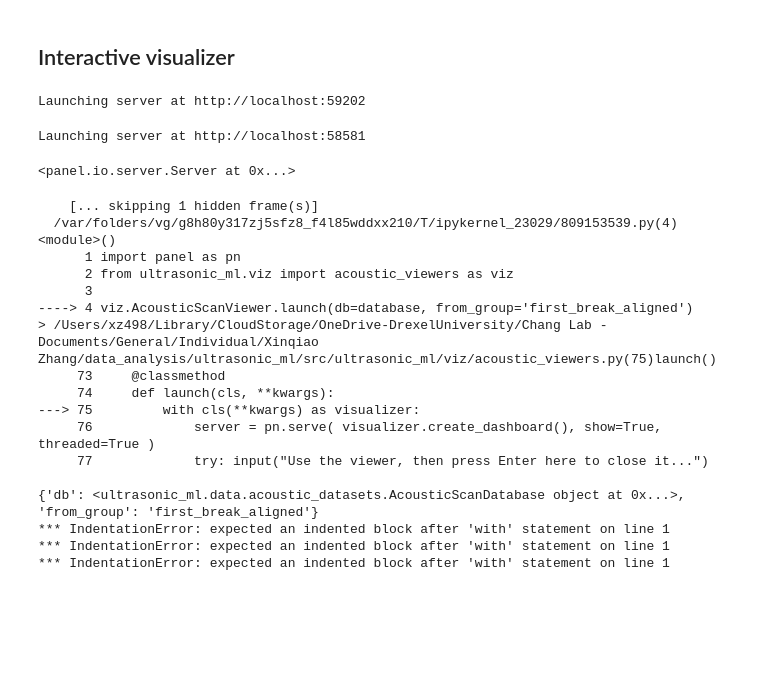
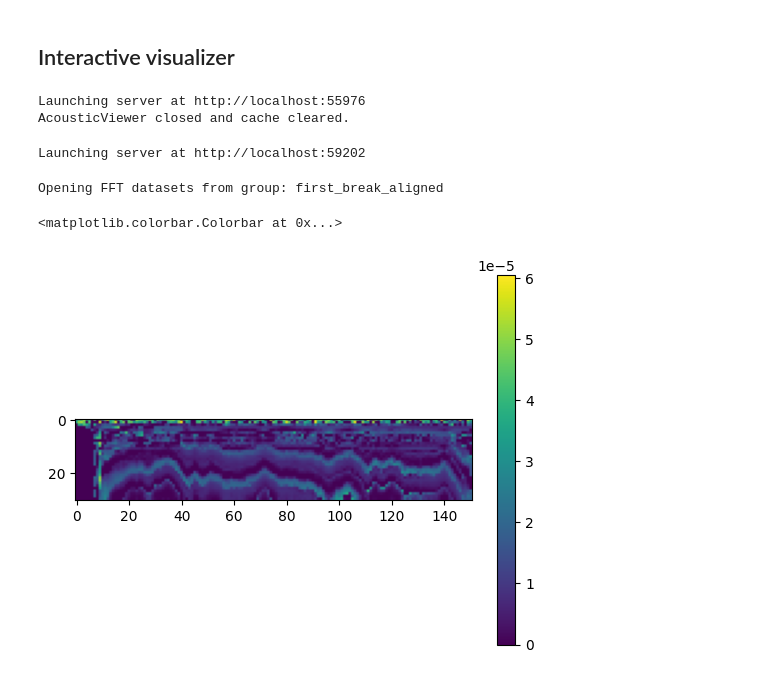
Before and after one commit to changbatterygroup/ultrasonic_ml, a Jupyter notebook: Notebooks/fft/fft_h5_workflow.ipynb, the cells around one changed output. Cells and saved outputs as stored; diff of their text form; code cells hidden in the pictures; blank space fills up the shorter version.

```diff
--- a/Notebooks/fft/fft_h5_workflow.ipynb
+++ b/Notebooks/fft/fft_h5_workflow.ipynb
@@ -87,5 +128,12 @@ database.print_schema()
 # %% [markdown]
 ## Interactive visualizer
+# %%
+from ultrasonic_ml.viz import acoustic_viewers as viz
+
+viz.AcousticScanViewer.launch(db=database, from_group='first_break_aligned')
+# %% [output]
+Launching server at http://localhost:55976
+AcousticViewer closed and cache cleared.
 # %%
 from ultrasonic_ml.viz import acoustic_viewers as viz
 
@@ -94,31 +142,8 @@ viz.AcousticScanViewer.launch(db=database, from_group='first_break_aligned')
 Launching server at http://localhost:59202
 # %%
 # Launch individually to test
-# from ultrasonic_ml.viz import acoustic_viewers as viz
+from ultrasonic_ml.viz import acoustic_viewers as viz
 
-# visualizer = viz.AcousticScanViewer(database, from_group='first_break_aligned')
-# app = visualizer.create_dashboard()
-# app.show()
+visualizer = viz.AcousticScanViewerFFT(database, from_group='first_break_aligned')
 # %% [output]
-Launching server at http://localhost:58581
+Opening FFT datasets from group: first_break_aligned
-<panel.io.server.Server at 0x...>
-# %%
-debug
-# %% [output]
-    [... skipping 1 hidden frame(s)]
-  /var/folders/vg/g8h80y317zj5sfz8_f4l85wddxx210/T/ipykernel_23029/809153539.py(4)<module>()
-      1 import panel as pn
-      2 from ultrasonic_ml.viz import acoustic_viewers as viz
-      3
-----> 4 viz.AcousticScanViewer.launch(db=database, from_group='first_break_aligned')
-> /Users/xz498/Library/CloudStorage/OneDrive-DrexelUniversity/Chang Lab - Documents/General/Individual/Xinqiao Zhang/data_analysis/ultrasonic_ml/src/ultrasonic_ml/viz/acoustic_viewers.py(75)launch()
-     73     @classmethod
-     74     def launch(cls, **kwargs):
----> 75         with cls(**kwargs) as visualizer:
-     76             server = pn.serve( visualizer.create_dashboard(), show=True, threaded=True )
-     77             try: input("Use the viewer, then press Enter here to close it...")
-
-{'db': <ultrasonic_ml.data.acoustic_datasets.AcousticScanDatabase object at 0x...>, 'from_group': 'first_break_aligned'}
-*** IndentationError: expected an indented block after 'with' statement on line 1
-*** IndentationError: expected an indented block after 'with' statement on line 1
-*** IndentationError: expected an indented block after 'with' statement on line 1
@@ -124,0 +154,8 @@ debug
+# %%
+gd = visualizer.db._group_delay( visualizer.phase, visualizer.freq[0:2000] )[1,...,500]
+# %%
+plt.imshow(gd.T, vmin=0)
+plt.colorbar()
+# %% [output]
+<matplotlib.colorbar.Colorbar at 0x...>
+[figure, added]
```
Also changed, not shown: parts of 20 cells of this notebook, 2 other files.
